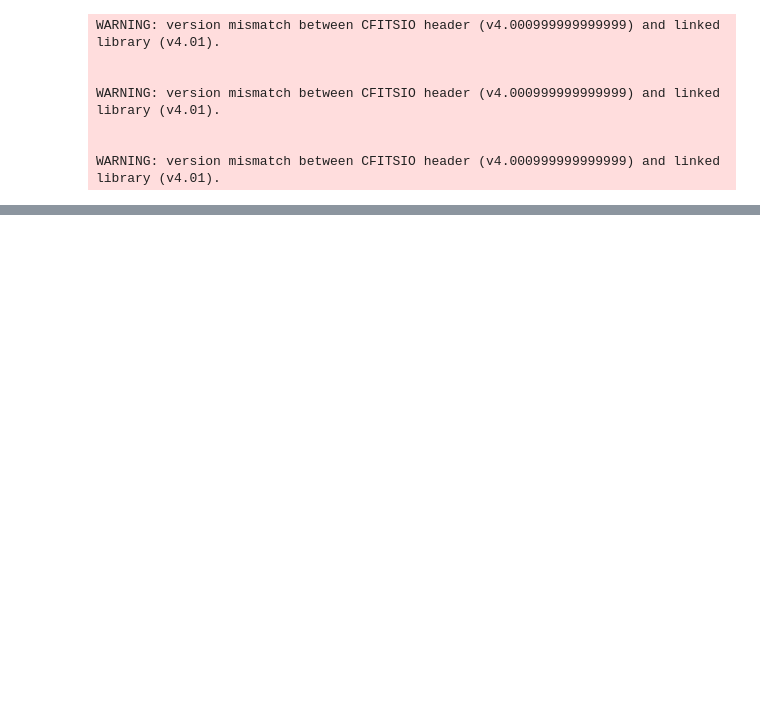
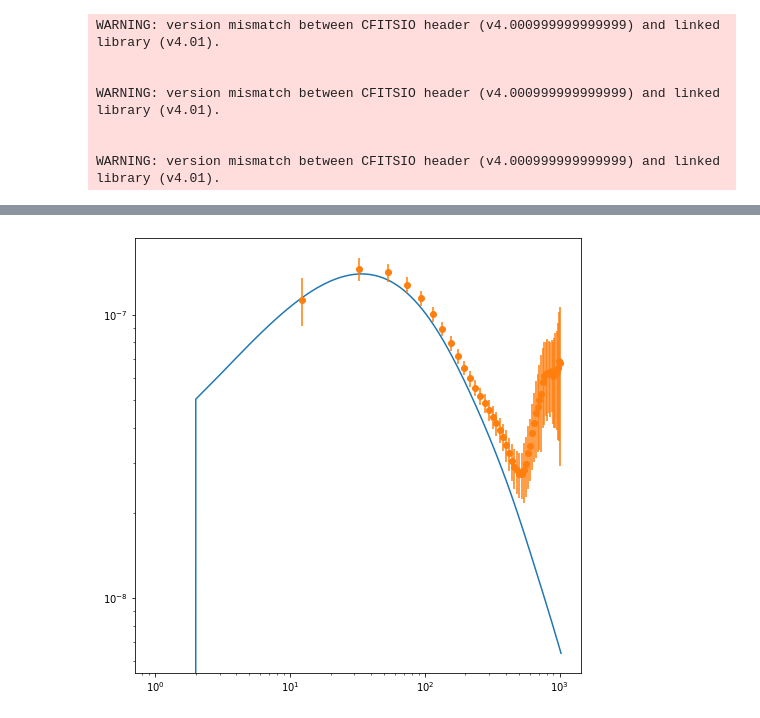
Before and after one commit to antolonappan/dell, a Jupyter notebook: Notebooks/reconstruction.ipynb, the cells around one changed output, grey strips where cells are left out. Cells and saved outputs as stored; diff of their text form; code cells hidden in the pictures; blank space fills up the shorter version.

```diff
--- a/Notebooks/reconstruction.ipynb
+++ b/Notebooks/reconstruction.ipynb
@@ -26 +26,5 @@ clpp.plot_qcl_stat(500)
+# %%
+clpp.plot_qcl_stat(400)
+# %% [output]
+[figure, added]
 # %%
```
Also changed, not shown: parts of 9 cells of this notebook, 5 other files.
